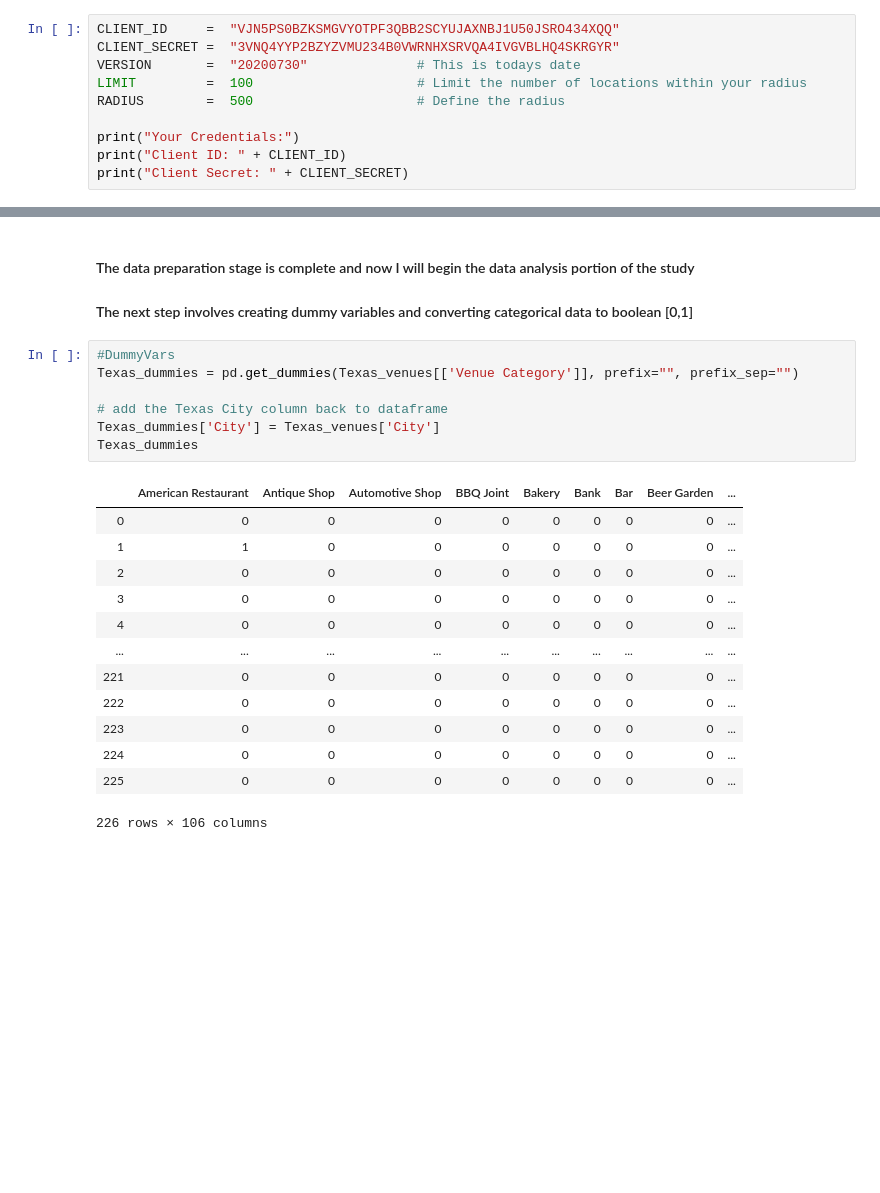
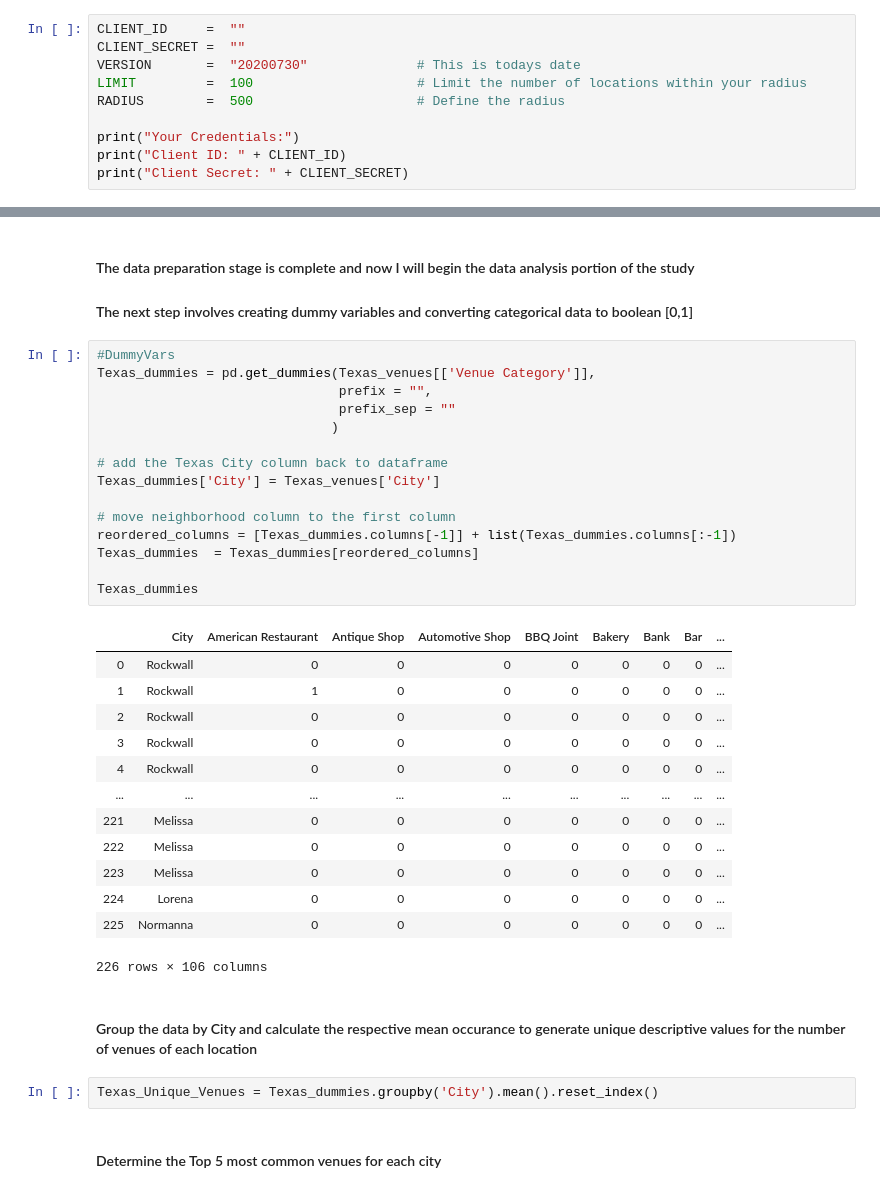
Before and after one commit to a-dodds-datascience/Coursera_Capstone, a Jupyter notebook: CourseraCapstone.ipynb, the cells around one changed output, grey strips where cells are left out. Saved outputs shown, nothing was run; the diff lists cells and outputs as text; blank space fills up the shorter version.

```diff
--- a/CourseraCapstone.ipynb
+++ b/CourseraCapstone.ipynb
@@ -32,8 +32,8 @@ Library Import Successful
 # %% [markdown]
  * Insert Credentials to request data from the FourSquare API ** Disclaimer** This information will not be present on the GitHub page, however you can create your own credentials from this link https://developer.foursquare.com/
 # %%
-CLIENT_ID     =  "VJN5PS0BZKSMGVYOTPF3QBB2SCYUJAXNBJ1U50JSRO434XQQ"
-CLIENT_SECRET =  "3VNQ4YYP2BZYZVMU234B0VWRNHXSRVQA4IVGVBLHQ4SKRGYR"
+CLIENT_ID     =  ""
+CLIENT_SECRET =  ""
 VERSION       =  "20200730"              # This is todays date
 LIMIT         =  100                     # Limit the number of locations within your radius
 RADIUS        =  500                     # Define the radius
@@ -241,22 +227,36 @@ There are 105 uniques categories.
 #### The next step involves creating dummy variables and converting categorical data to boolean [0,1]
 # %%
 #DummyVars
-Texas_dummies = pd.get_dummies(Texas_venues[['Venue Category']], prefix="", prefix_sep="")
+Texas_dummies = pd.get_dummies(Texas_venues[['Venue Category']],
+                               prefix = "",
+                               prefix_sep = ""
+                              )
 
 # add the Texas City column back to dataframe
 Texas_dummies['City'] = Texas_venues['City']
+
+# move neighborhood column to the first column
+reordered_columns = [Texas_dummies.columns[-1]] + list(Texas_dummies.columns[:-1])
+Texas_dummies  = Texas_dummies[reordered_columns]
+
 Texas_dummies
 # %% [output]
-|  | American Restaurant | Antique Shop | Automotive Shop | BBQ Joint | Bakery | Bank | Bar | Beer Garden | ... |
-| 0 | 0 | 0 | 0 | 0 | 0 | 0 | 0 | 0 | ... |
-| 1 | 1 | 0 | 0 | 0 | 0 | 0 | 0 | 0 | ... |
-| 2 | 0 | 0 | 0 | 0 | 0 | 0 | 0 | 0 | ... |
-| 3 | 0 | 0 | 0 | 0 | 0 | 0 | 0 | 0 | ... |
-| 4 | 0 | 0 | 0 | 0 | 0 | 0 | 0 | 0 | ... |
+|  | City | American Restaurant | Antique Shop | Automotive Shop | BBQ Joint | Bakery | Bank | Bar | ... |
+| 0 | Rockwall | 0 | 0 | 0 | 0 | 0 | 0 | 0 | ... |
+| 1 | Rockwall | 1 | 0 | 0 | 0 | 0 | 0 | 0 | ... |
+| 2 | Rockwall | 0 | 0 | 0 | 0 | 0 | 0 | 0 | ... |
+| 3 | Rockwall | 0 | 0 | 0 | 0 | 0 | 0 | 0 | ... |
+| 4 | Rockwall | 0 | 0 | 0 | 0 | 0 | 0 | 0 | ... |
 | ... | ... | ... | ... | ... | ... | ... | ... | ... | ... |
-| 221 | 0 | 0 | 0 | 0 | 0 | 0 | 0 | 0 | ... |
-| 222 | 0 | 0 | 0 | 0 | 0 | 0 | 0 | 0 | ... |
-| 223 | 0 | 0 | 0 | 0 | 0 | 0 | 0 | 0 | ... |
-| 224 | 0 | 0 | 0 | 0 | 0 | 0 | 0 | 0 | ... |
-| 225 | 0 | 0 | 0 | 0 | 0 | 0 | 0 | 0 | ... |
+| 221 | Melissa | 0 | 0 | 0 | 0 | 0 | 0 | 0 | ... |
+| 222 | Melissa | 0 | 0 | 0 | 0 | 0 | 0 | 0 | ... |
+| 223 | Melissa | 0 | 0 | 0 | 0 | 0 | 0 | 0 | ... |
+| 224 | Lorena | 0 | 0 | 0 | 0 | 0 | 0 | 0 | ... |
+| 225 | Normanna | 0 | 0 | 0 | 0 | 0 | 0 | 0 | ... |
 226 rows × 106 columns
+# %% [markdown]
+#### Group the data by City and calculate the respective mean occurance to generate unique descriptive values for the number of venues of each location
+# %%
+Texas_Unique_Venues = Texas_dummies.groupby('City').mean().reset_index()
+# %% [markdown]
+#### Determine the Top 5 most common venues for each city
```
Also changed, not shown: parts of 12 cells of this notebook.
